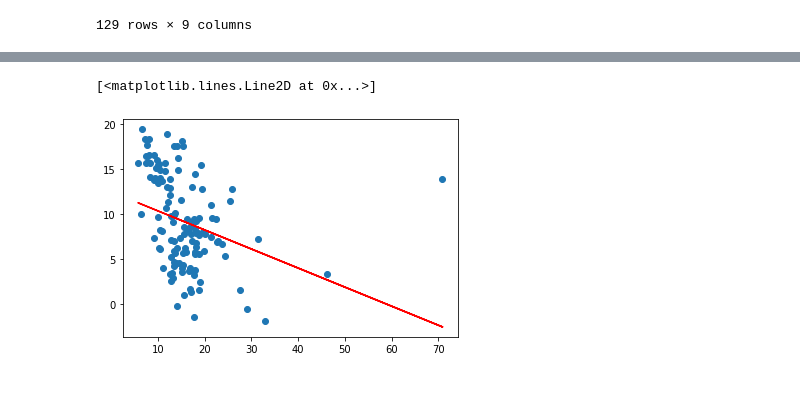
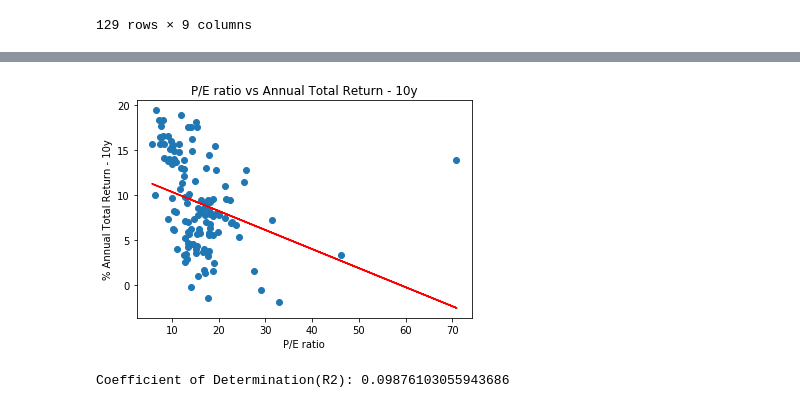
Before and after one commit to emanuelecora/P-E-and-Stock-Market-Return, a Jupyter notebook: Notebook.ipynb, the cells around one changed output, grey strips where cells are left out. Drawn from its saved outputs; the diff is of its cells as text; code cells hidden in the pictures.

```diff
--- a/Notebook.ipynb
+++ b/Notebook.ipynb
@@ -257,6 +270,11 @@ q = regr.intercept_
 # %%
 plt.scatter(year_df["P/E ratio"], year_df["% 10y Total Return"])
-plt.plot(year_df["P/E ratio"], regr.coef_[0][0]*year_df["P/E ratio"]+ regr.intercept_[0], 'r')
+plt.plot(year_df["P/E ratio"], regr.coef_[0]*year_df["P/E ratio"]+ regr.intercept_[0], 'r')
+plt.xlabel("P/E ratio")
+plt.ylabel("% Annual Total Return - 10y")
+plt.title("P/E ratio vs Annual Total Return - 10y")
+plt.show()
+print("Coefficient of Determination(R2): {}".format(regr.score(year_df[["P/E ratio"]], year_df[["% 10y Total Return"]])))
 # %% [output]
+[figure, new version]
-[<matplotlib.lines.Line2D at 0x...>]
+Coefficient of Determination(R2): 0.09876103055943686
-[figure, old version]
```
Also changed, not shown: parts of 9 cells of this notebook.
